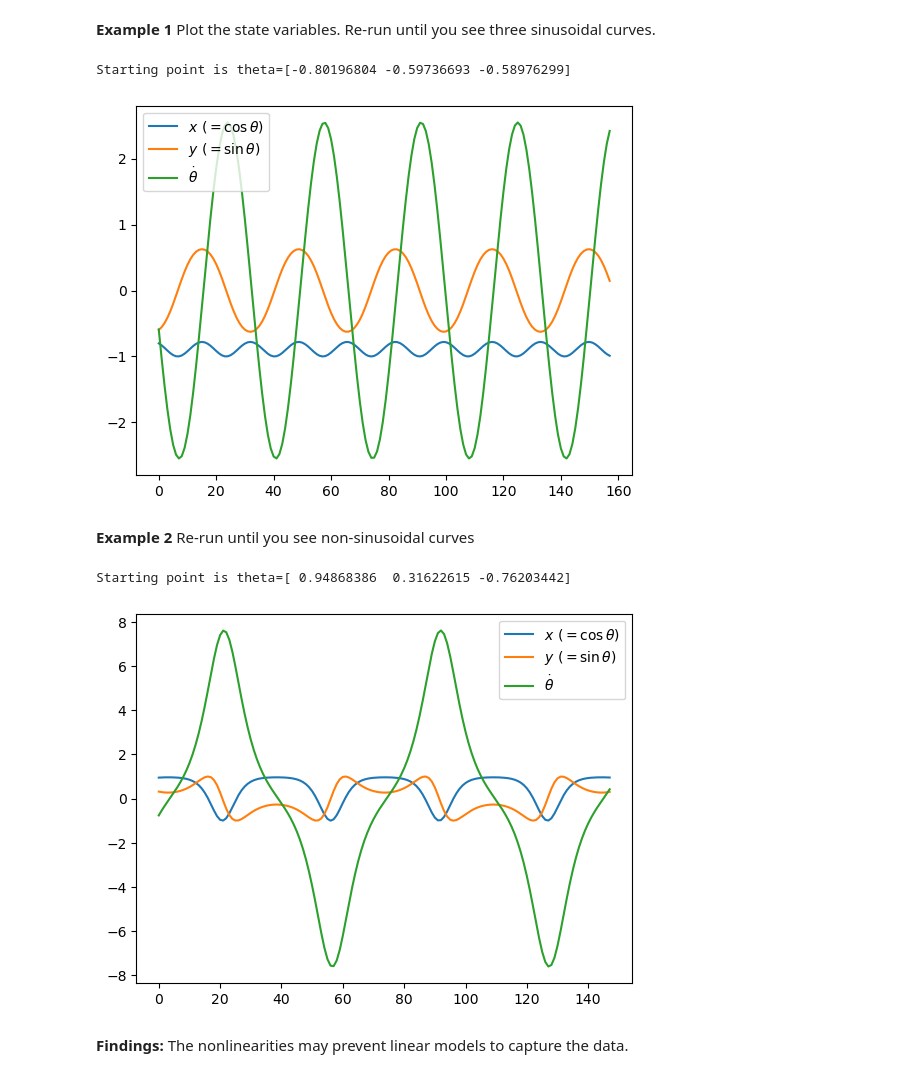
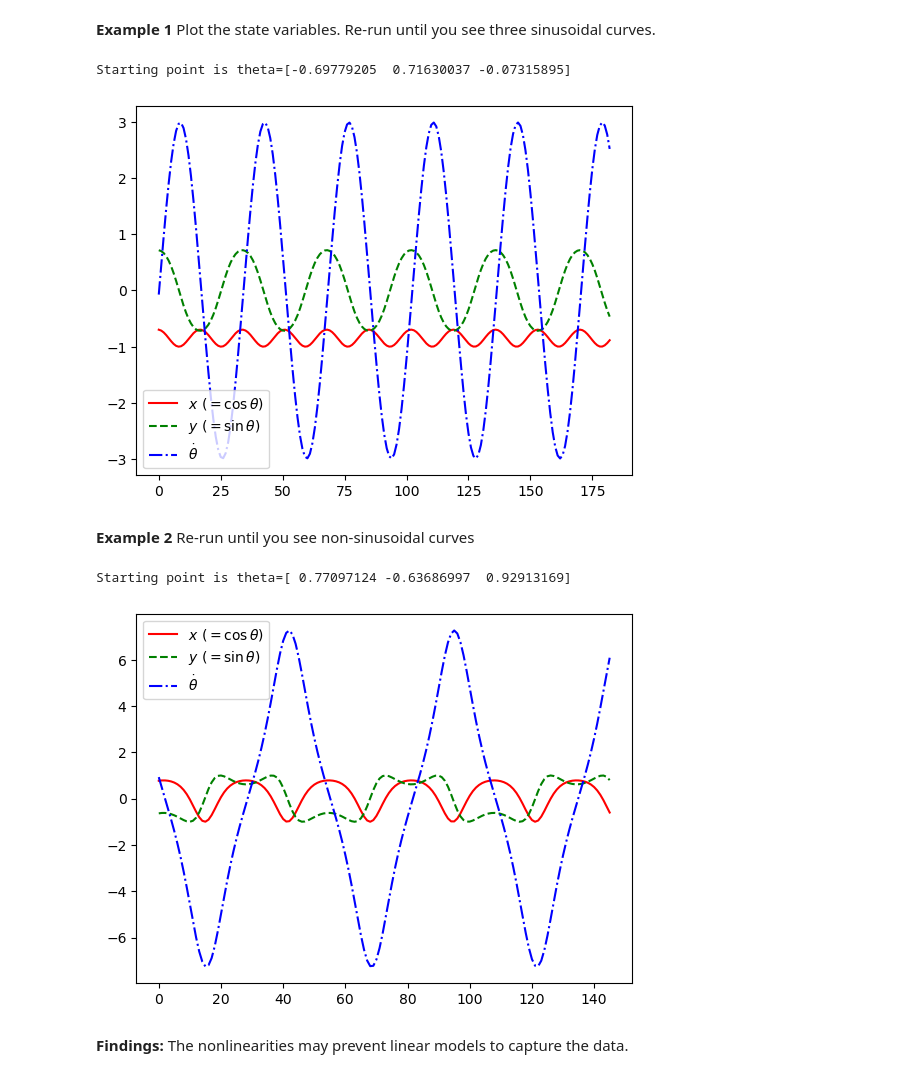
Before and after one commit to kamarain/course_examples, a Jupyter notebook: neural_system_idenfitication_torch.ipynb, the cells around one changed output. Saved outputs shown, nothing was run; the diff lists cells and outputs as text; code cells hidden in the pictures.

```diff
--- a/neural_system_idenfitication_torch.ipynb
+++ b/neural_system_idenfitication_torch.ipynb
@@ -78,27 +78,31 @@ Starting point is theta=[-0.3814888  -0.92437345  0.28163823]
 # %%
 import matplotlib.pyplot as plt
 
 y_vec, u_vec, t_max = gen_trajectory(env,np.random.randint(100,high=201))
 print(f'Starting point is theta={y_vec[0,:]}')
-plt.plot(range(t_max), y_vec[:t_max,:],label=[r'$x~(=\cos\theta)$', r'$y~(=\sin\theta)$', r'$\dot\theta$'])
-plt.legend()
+plt.plot(range(t_max), y_vec[:t_max,0],'r-',
+         range(t_max), y_vec[:t_max,1],'g--',
+         range(t_max), y_vec[:t_max,2],'b-.')
+plt.legend([r'$x~(=\cos\theta)$', r'$y~(=\sin\theta)$', r'$\dot\theta$'])
 plt.savefig('pendulum_example1.png')
 plt.show()
 # %% [output]
-Starting point is theta=[-0.80196804 -0.59736693 -0.58976299]
+Starting point is theta=[-0.69779205  0.71630037 -0.07315895]
-[figure, old version]
+[figure, new version]
 # %% [markdown]
 **Example 2** Re-run until you see non-sinusoidal curves
 # %%
 y_vec, u_vec, t_max = gen_trajectory(env,np.random.randint(100,high=201))
 print(f'Starting point is theta={y_vec[0,:]}')
-plt.plot(range(t_max), y_vec[:t_max,:],label=[r'$x~(=\cos\theta)$', r'$y~(=\sin\theta)$', r'$\dot\theta$'])
-plt.legend()
+plt.plot(range(t_max), y_vec[:t_max,0],'r-',
+         range(t_max), y_vec[:t_max,1],'g--',
+         range(t_max), y_vec[:t_max,2],'b-.')
+plt.legend([r'$x~(=\cos\theta)$', r'$y~(=\sin\theta)$', r'$\dot\theta$'])
 plt.savefig('pendulum_example2.png')
 plt.show()
 # %% [output]
-Starting point is theta=[ 0.94868386  0.31622615 -0.76203442]
+Starting point is theta=[ 0.77097124 -0.63686997  0.92913169]
-[figure, old version]
+[figure, new version]
 # %% [markdown]
 **Findings:** The nonlinearities may prevent linear models to capture the data.
 # %% [markdown]
```
Also changed, not shown: parts of 30 cells of this notebook.
